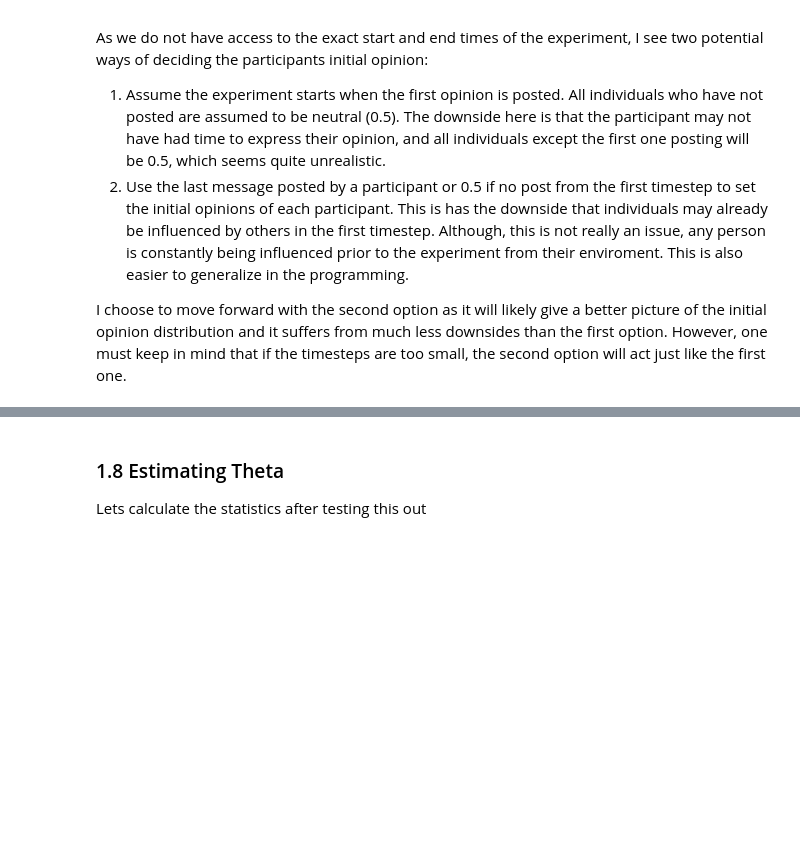
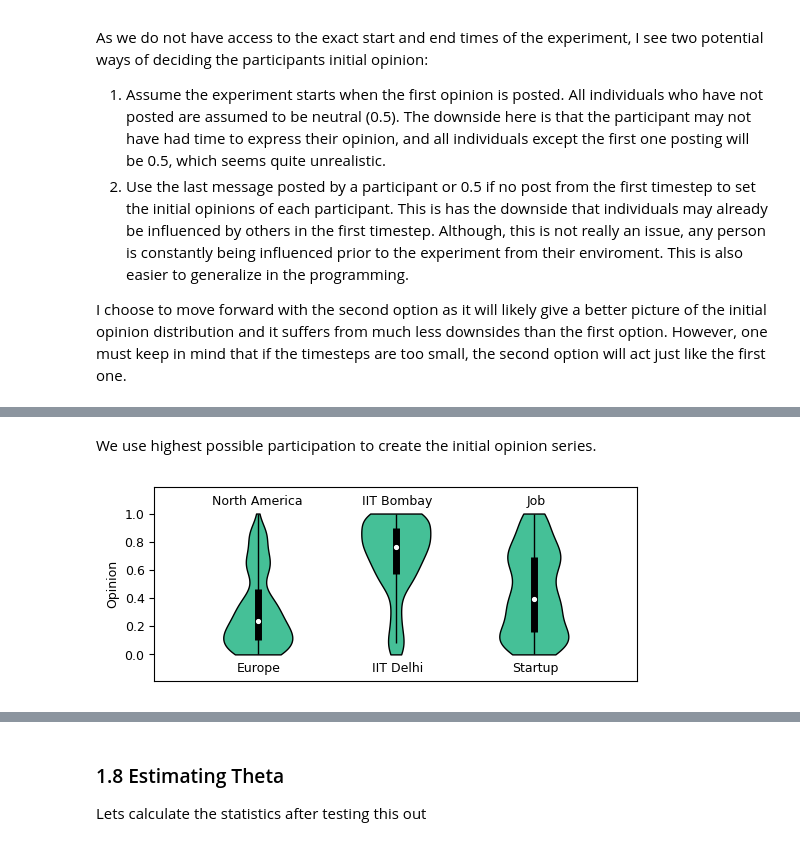
Before and after one commit to J0HNN7G/politic-polar-epsrc, a Jupyter notebook: exploration.ipynb, the cells around one changed output, grey strips where cells are left out. Saved outputs shown, nothing was run; the diff lists cells and outputs as text; code cells hidden in the pictures; blank space fills up the shorter version.

```diff
--- a/exploration.ipynb
+++ b/exploration.ipynb
@@ -503,0 +424,2 @@ plt.show()
+# %% [markdown]
+We use highest possible participation to create the initial opinion series.
@@ -503,0 +441,53 @@ plt.show()
+# %%
+fig, ax = plt.subplots(1, 1, figsize=set_size(subplots=(1, 1), height=150), constrained_layout=True)
+
+data = [sorted(continent_messages.opinion), sorted(college_messages.opinion), sorted(occupation_messages.opinion)]
+labels = ['Continent', 'College', 'Occupation']
+
+
+plot = ax.violinplot(data, showmeans=False, showmedians=False, showextrema=False)
+ax.set_xlim(0.25, len(labels) + 0.75)
+ax.set_ylim(-0.19,1.19)
+#ax.set_xticks(np.arange(1, len(labels) + 1))
+#ax.set_xticklabels(labels)
+ax.set_xticks([])
+ax.set_ylabel('Opinion')
+for pc in plot['bodies']:
+    pc.set_facecolor(colors[1])
+    pc.set_edgecolor('black')
+    pc.set_alpha(1)
+
+
+Q1s = []
+medians = []
+Q3s = []
+for xs in data:
+    Q1s.append(np.percentile(xs, 25))
+    medians.append(np.percentile(xs, 50))
+    Q3s.append(np.percentile(xs, 75))
+
+
+whiskers = np.array([
+    outlier_cutoff(sorted_array, q1, q3)
+    for sorted_array, q1, q3 in zip(data, Q1s, Q3s)])
+whiskers_min, whiskers_max = whiskers[:, 0], whiskers[:, 1]
+
+
+inds = np.arange(1, len(medians) + 1)
+ax.scatter(inds, medians, marker='o', color='white', s=7.5, zorder=3)
+ax.vlines(inds, Q1s, Q3s, color='black', linestyle='-', lw=5)
+ax.vlines(inds, whiskers_min, whiskers_max, color='black', linestyle='-', lw=1)
+
+ax.text(0.17, 0.1, 'Europe', transform=ax.transAxes, va='top')
+ax.text(0.12, 0.96, 'North America', transform=ax.transAxes, va='top')
+
+ax.text(0.45, 0.1, 'IIT Delhi', transform=ax.transAxes, va='top')
+ax.text(0.43, 0.96, 'IIT Bombay', transform=ax.transAxes, va='top')
+
+ax.text(0.74, 0.1, 'Startup', transform=ax.transAxes, va='top')
+ax.text(0.77, 0.96, 'Job', transform=ax.transAxes, va='top')
+
+#plt.savefig('social_opinion_violinplot.pdf', format='pdf', bbox_inches='tight')
+plt.show()
+# %% [output]
+[figure, added]
```
Also changed, not shown: parts of 26 cells of this notebook.
